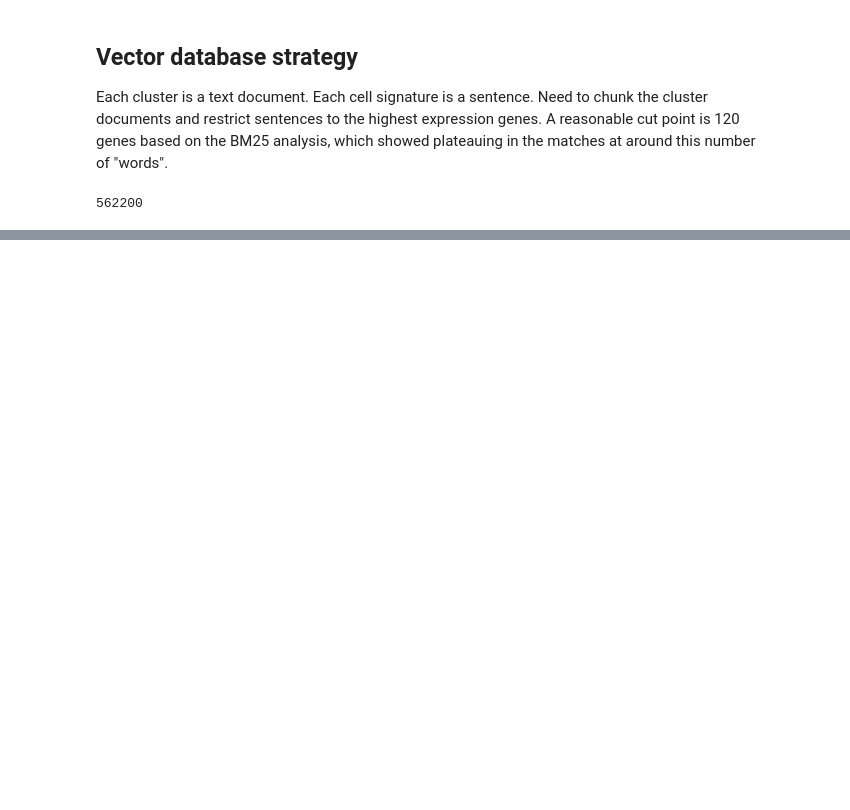
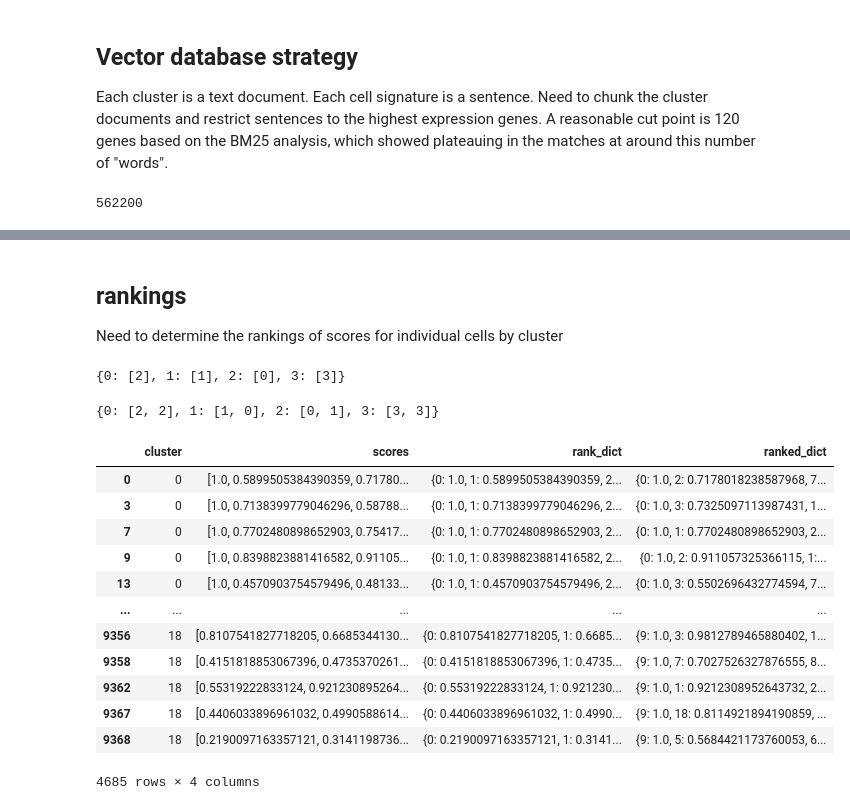
Before and after one commit to deidelma/ragsc, a Jupyter notebook: notebooks/fusion.ipynb, the cells around one changed output, grey strips where cells are left out. Cells and saved outputs as stored; diff of their text form; code cells hidden in the pictures; blank space fills up the shorter version.

```diff
--- a/notebooks/fusion.ipynb
+++ b/notebooks/fusion.ipynb
@@ -517,0 +523,4 @@ for cluster in table_vector:
+# %% [markdown]
+## rankings
+
+Need to determine the rankings of scores for individual cells by cluster
@@ -517,0 +542,45 @@ for cluster in table_vector:
+# %%
+t={0:1,1:3,2:9,3:-1}
+r=rank_scores(t)
+result={0:[],1:[],2:[],3:[]}
+for k in result:
+    result[k].append(r[k])
+result
+# %% [output]
+{0: [2], 1: [1], 2: [0], 3: [3]}
+# %%
+t={0:5,1:3,2:9,3:-1}
+r=rank_scores(t)
+for k in result:
+    result[k].append(r[k])
+result
+# %% [output]
+{0: [2, 2], 1: [1, 0], 2: [0, 1], 3: [3, 3]}
+# %%
+def create_ranking_dict(a: np.array) -> dict[int, float]:
+    d = {}
+    for i in range(len(a)):
+        d[i] = a[i]
+    return d
+
+def sort_categories_by_values(categories: dict[int,float])->dict[int,float]:
+    return dict(sorted(categories.items(), key=lambda item: item[1], reverse=True))
+
+scores_df = test_df[["cluster","scores"]].copy()
+scores_df['rank_dict'] = scores_df.scores.apply(lambda x: create_ranking_dict(x))
+scores_df['ranked_dict'] = scores_df.rank_dict.apply(lambda x: sort_categories_by_values(x))
+scores_df
+# %% [output]
+|  | cluster | scores | rank_dict | ranked_dict |
+| 0 | 0 | [1.0, 0.5899505384390359, 0.71780... | {0: 1.0, 1: 0.5899505384390359, 2... | {0: 1.0, 2: 0.7178018238587968, 7... |
+| 3 | 0 | [1.0, 0.7138399779046296, 0.58788... | {0: 1.0, 1: 0.7138399779046296, 2... | {0: 1.0, 3: 0.7325097113987431, 1... |
+| 7 | 0 | [1.0, 0.7702480898652903, 0.75417... | {0: 1.0, 1: 0.7702480898652903, 2... | {0: 1.0, 1: 0.7702480898652903, 2... |
+| 9 | 0 | [1.0, 0.8398823881416582, 0.91105... | {0: 1.0, 1: 0.8398823881416582, 2... | {0: 1.0, 2: 0.911057325366115, 1:... |
+| 13 | 0 | [1.0, 0.4570903754579496, 0.48133... | {0: 1.0, 1: 0.4570903754579496, 2... | {0: 1.0, 3: 0.5502696432774594, 7... |
+| ... | ... | ... | ... | ... |
+| 9356 | 18 | [0.8107541827718205, 0.6685344130... | {0: 0.8107541827718205, 1: 0.6685... | {9: 1.0, 3: 0.9812789465880402, 1... |
+| 9358 | 18 | [0.4151818853067396, 0.4735370261... | {0: 0.4151818853067396, 1: 0.4735... | {9: 1.0, 7: 0.7027526327876555, 8... |
+| 9362 | 18 | [0.55319222833124, 0.921230895264... | {0: 0.55319222833124, 1: 0.921230... | {9: 1.0, 1: 0.9212308952643732, 2... |
+| 9367 | 18 | [0.4406033896961032, 0.4990588614... | {0: 0.4406033896961032, 1: 0.4990... | {9: 1.0, 18: 0.8114921894190859, ... |
+| 9368 | 18 | [0.2190097163357121, 0.3141198736... | {0: 0.2190097163357121, 1: 0.3141... | {9: 1.0, 5: 0.5684421173760053, 6... |
+4685 rows × 4 columns
```
Also changed, not shown: parts of 15 cells of this notebook.
